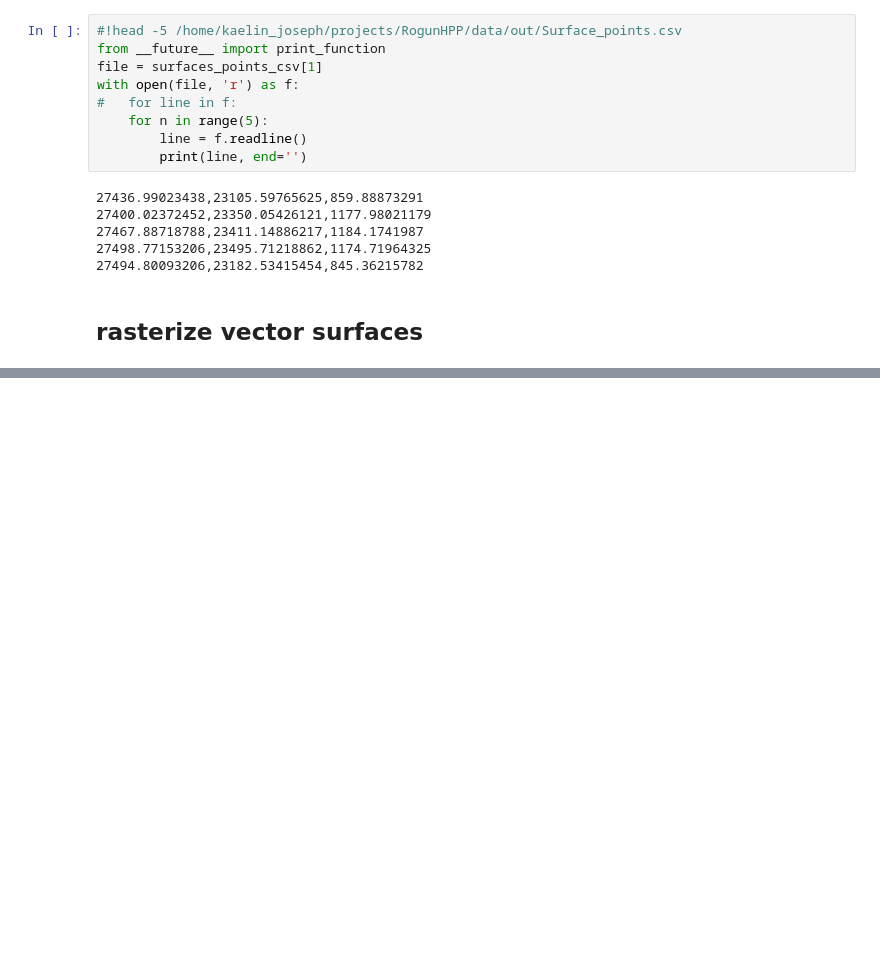
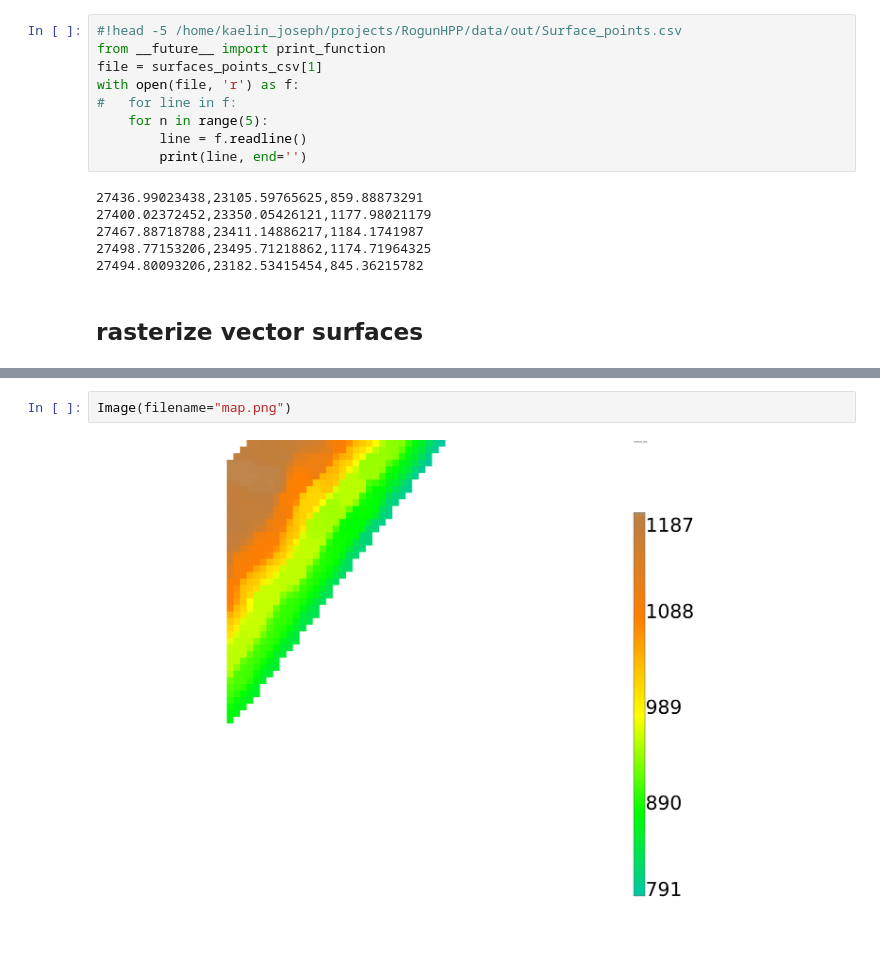
Before and after one commit to JJK-engineering/data-organizer, a Jupyter notebook: jupyter-python/data_analysis/RogunHPP.SurfaceDXFtoNodesCSV.ipynb, the cells around one changed output, grey strips where cells are left out. Cells and saved outputs as stored; diff of their text form; blank space fills up the shorter version.

```diff
--- a/jupyter-python/data_analysis/RogunHPP.SurfaceDXFtoNodesCSV.ipynb
+++ b/jupyter-python/data_analysis/RogunHPP.SurfaceDXFtoNodesCSV.ipynb
@@ -347,0 +500,4 @@ with open(file, 'r') as f:
+# %%
+Image(filename="map.png")
+# %% [output]
+[figure, added]
```
Also changed, not shown: parts of 14 cells of this notebook, 7 other files.
